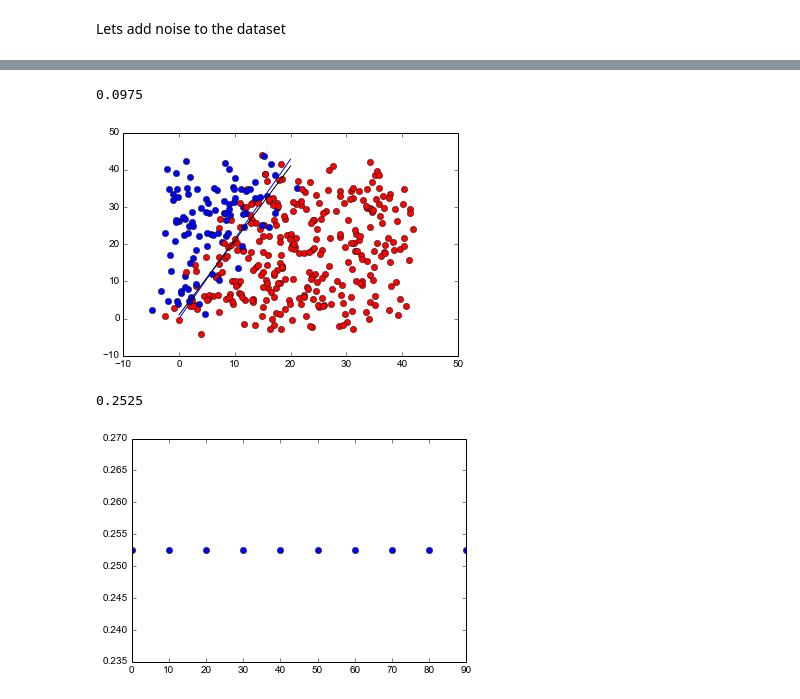
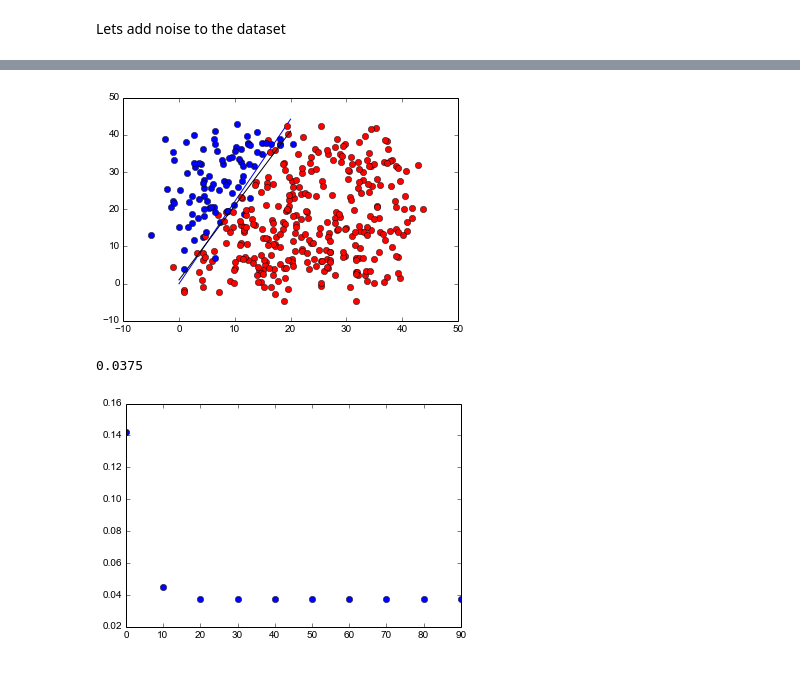
Before and after one commit to Ely-S/Datalabs, a Jupyter notebook: Machine Learning/Linear/Perceptrons.ipynb, the cells around one changed output, grey strips where cells are left out. Saved outputs shown, nothing was run; the diff lists cells and outputs as text; code cells hidden in the pictures.

Commit message:
modified pla and pockett alg

```diff
--- a/Machine Learning/Linear/Perceptrons.ipynb
+++ b/Machine Learning/Linear/Perceptrons.ipynb
@@ -174,29 +167,23 @@ show(noisytrainingset)
-# %%
-class PocketPerceptron(Perceptron):
-    def error(self):
-        # In Sample Error (Ein) = Correctly misclassified / Total
-        outputs = map(self.hypothesis, self.Xs)
-        mistakes = map(lambda a: a[0] == a[1],
-                   zip(outputs, self.Ys)
-                   ).count(False)
-        self.mistakes = float(mistakes)
-        return self.mistakes / self.Ys.size
-
-    def train(self, iterations=100, w=None):
-        errors = self.find_misclassified()
-        for i in xrange(iterations):
-            before = self.error()
-            oldweights = self.weights
-            self.update(errors.next())
-            if  before < self.error():
-                self.weights = oldweights
-            if self.mistakes == 0:
-                print "Done!"
-                break
-        return self.weights
+# %%
+class PocketPerceptron(Perceptron):
+
+    def train(self, iterations=100):
+        mis = self.find_misclassified()
+        best = self.error()
+        bestweights = self.weights
+        for i in xrange(iterations):
+            self.update(mis.next())
+            error = self.error()
+            if error < best:
+                best, bestweights = error, self.weights
+            if  best == 0:
+                print "Done!"
+                break
+        self.weights = bestweights
+        return self.weights
 # %%
 pocket = PocketPerceptron(noisytrainingset)
-%timeit pocket.train(500)
+pocket.train(200)
 g = pocket.linear_hypothesis()
 plot.plot(xspace, g(xspace), 'blue')
 show(noisytrainingset)
@@ -206,11 +193,10 @@ pocket.error()
-0.0975
-[figure, old version]
+[figure, new version]
 # %%
-pocket = PocketPerceptron(trainingset)
+pocket = PocketPerceptron(noisytrainingset)
 for i in xrange(10):
     pocket.train(10)
     plot.plot(i*10, pocket.error(), "bo")
 pocket.error()
 # %% [output]
-0.2525
+0.0375
-[figure, old version]
+[figure, new version]
```
Also changed, not shown: parts of 11 cells of this notebook.
